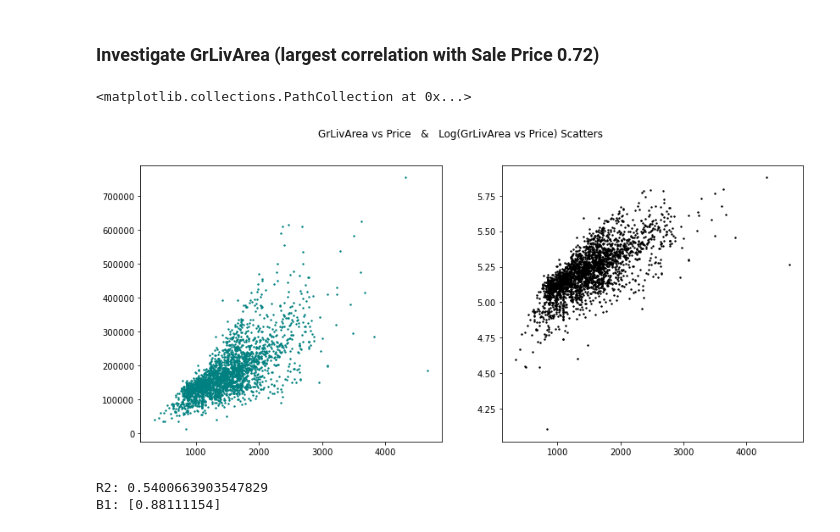
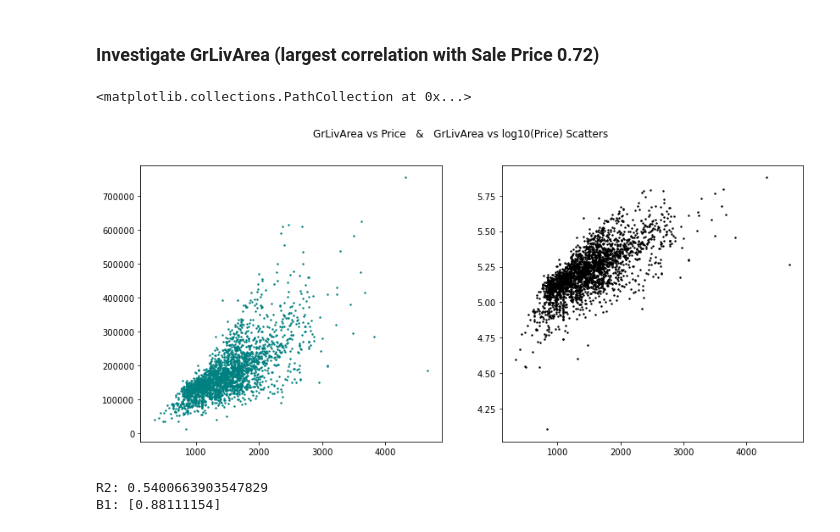
Before and after one commit to dnie44/nycdatascience_ML_project, a Jupyter notebook: daniel/2_EDA_land_general_size_feats.ipynb, the cells around one changed output. Cells and saved outputs as stored; diff of their text form; code cells hidden in the pictures.

```diff
--- a/daniel/2_EDA_land_&_size_related_features.ipynb
+++ b/daniel/2_EDA_land_general_size_feats.ipynb
@@ -120,0 +149,4 @@ for idx, COL in enumerate(landfeats.drop('LotArea', axis=1).columns):
+# %%
+#Fill with "None" and 0
+general = general.fillna({'MasVnrType':'None', 'MasVnrArea':0})
+general.MasVnrType.isna().sum() + general.MasVnrArea.isna().sum()
@@ -120,0 +202,4 @@ for idx, COL in enumerate(landfeats.drop('LotArea', axis=1).columns):
+# %%
+lm = LinearRegression()
+lm.fit(general[['YearBuilt','YearRemodAdd']],y)
+lm.score(general[['YearBuilt','YearRemodAdd']],y)
@@ -120,0 +218,4 @@ for idx, COL in enumerate(landfeats.drop('LotArea', axis=1).columns):
+# %%
+lm = LinearRegression()
+lm.fit(general[['OverallQual','OverallCond']],y)
+lm.score(general[['OverallQual','OverallCond']],y)
@@ -120,0 +224,4 @@ for idx, COL in enumerate(landfeats.drop('LotArea', axis=1).columns):
+# %%
+lm = LinearRegression()
+lm.fit(general[['OverallQual']],y)
+lm.score(general[['OverallQual']],y)
@@ -166,10 +286,10 @@ sns.heatmap(corr, mask=mask, annot=True, cmap='mako_r')
 # %%
 #Set plot size
 fig, (ax1, ax2) = plt.subplots(1, 2, figsize=(14,6))
-fig.suptitle('GrLivArea vs Price   &   Log(GrLivArea vs Price) Scatters')
+fig.suptitle('GrLivArea vs Price   &   GrLivArea vs log10(Price) Scatters')
 
 ax1.scatter(x=size_related.GrLivArea,y=y,s=2,c='teal')
 ax2.scatter(x=size_related.GrLivArea,y=np.log10(y),s=2,c='k')
 # %% [output]
 <matplotlib.collections.PathCollection at 0x...>
-[figure, old version]
+[figure, new version]
```
Also changed, not shown: parts of 20 cells of this notebook, 3 other files.
